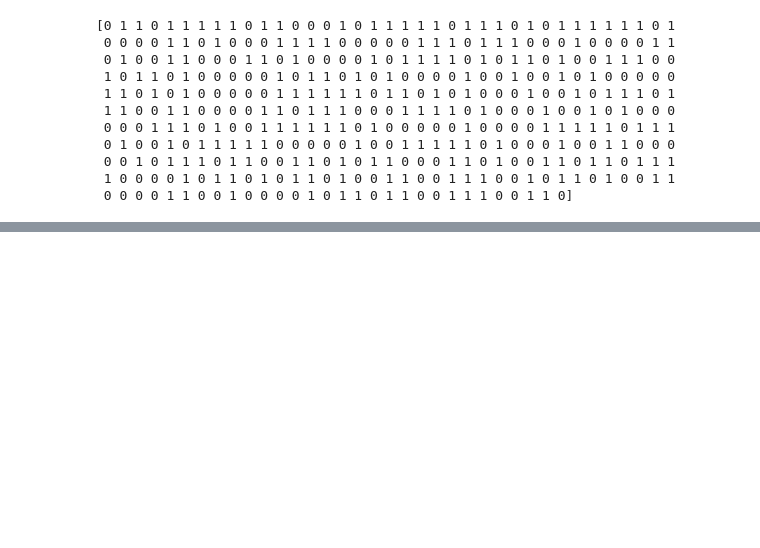
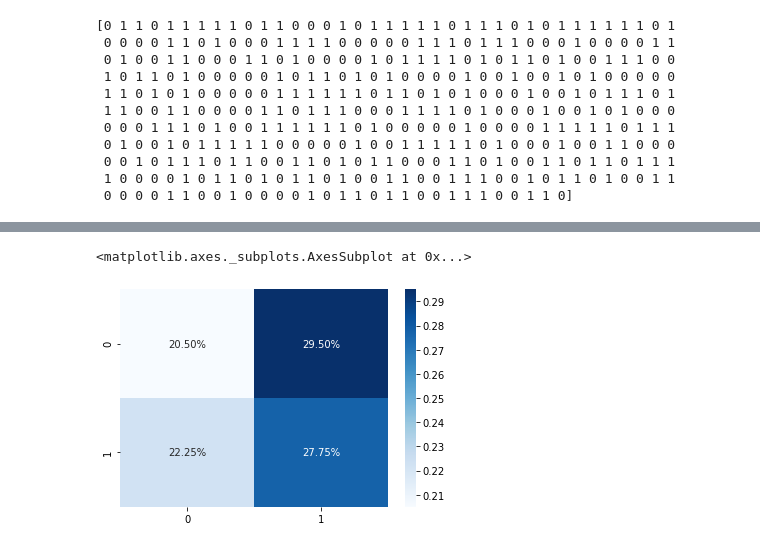
Before and after one commit to Syed-Osama-Hussain/Imagined-Speech-Prediction-from-EEG, a Jupyter notebook: main.ipynb, the cells around one changed output, grey strips where cells are left out. Saved outputs shown, nothing was run; the diff lists cells and outputs as text; code cells hidden in the pictures; blank space fills up the shorter version.

```diff
--- a/main.ipynb
+++ b/main.ipynb
@@ -327,0 +316,12 @@ print(rounded_labels)
+# %%
+from keras.layers import LSTM, Dropout
+
+modelRNN = Sequential()
+modelRNN.add(LSTM(64,activation="relu",input_shape=(64,64),return_sequences=True))
+modelRNN.add(LSTM(64,activation="relu"))
+model.add(Dropout(0.5))
+modelRNN.add(Dense(64, activation='relu'))
+modelRNN.add(Dense(64, activation='relu'))
+modelRNN.add(Flatten())
+modelRNN.add(Dense(2, activation='softmax'))
+modelRNN.summary()
@@ -327,0 +349,4 @@ print(rounded_labels)
+# %%
+modelRNN.compile(optimizer='adam', loss='categorical_crossentropy', metrics=['accuracy'])
+# %%
+modelRNN.fit(x_train_final,y_train_final,validation_data=(x_test,y_test),epochs=100,verbose=1)
@@ -327,0 +372,3 @@ print(rounded_labels)
+# %%
+predictionsRNN = modelRNN.predict(x_test)
+np.round(predictionsRNN)
@@ -327,0 +393,11 @@ print(rounded_labels)
+# %%
+from sklearn.metrics import confusion_matrix
+import matplotlib.pyplot as plt
+import seaborn as sns
+rounded_labels = np.argmax(y_test, axis=1)
+rounded_predictionsRNN = np.argmax(predictionsRNN, axis=1)
+cfRNN = confusion_matrix(rounded_labels,rounded_predictionsRNN)  # doctest: +SKIP
+sns.heatmap(cfRNN/np.sum(cfRNN), annot=True, fmt='.2%', cmap='Blues')
+# %% [output]
+<matplotlib.axes._subplots.AxesSubplot at 0x...>
+[figure, added]
```
Also changed, not shown: parts of 13 cells of this notebook.
